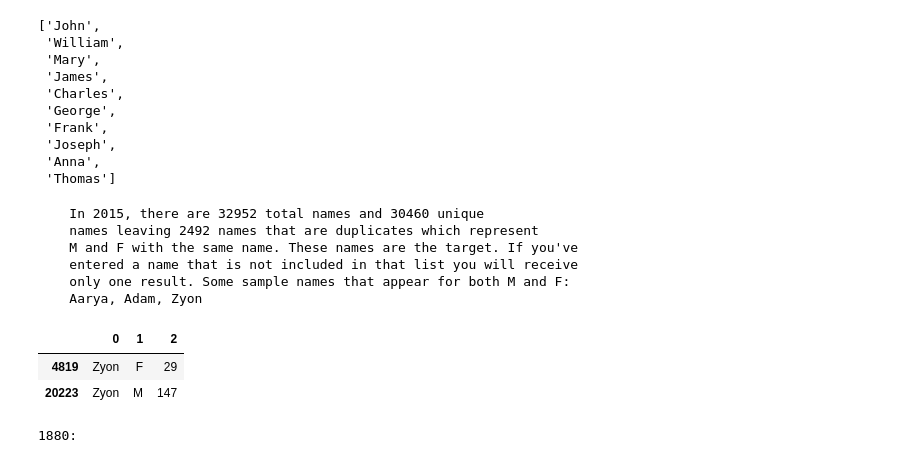
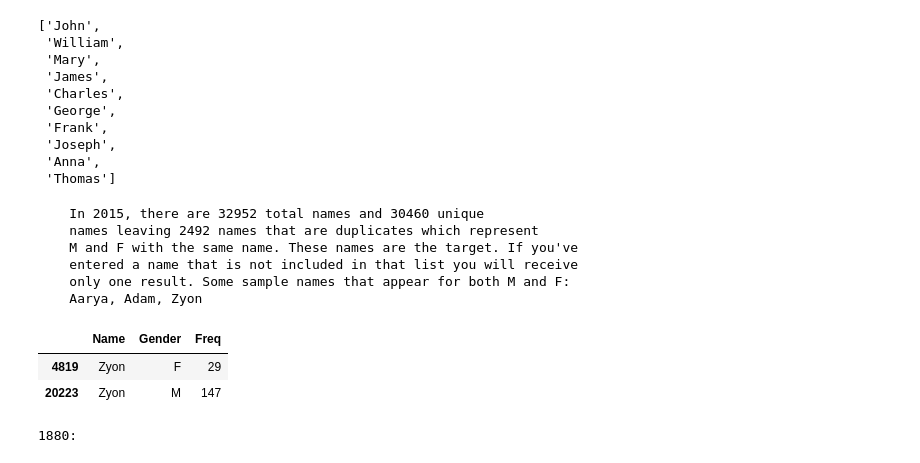
Before and after one commit to mxviteri/bds_hm1, a Jupyter notebook: HW2.ipynb, the cells around one changed output. Drawn from its saved outputs; the diff is of its cells as text; code cells hidden in the pictures.

```diff
--- a/HW2.ipynb
+++ b/HW2.ipynb
@@ -169,30 +169,31 @@ The top 10 names for 1880 are:
 # %%
 def nameFreq(name):
     year = 2015
     names_df = pd.read_csv('./Names/yob{}.txt'.format(year), header=None)
+    names_df.columns = ['Name', 'Gender', 'Freq']
     total = len(names_df)
-    unique = len(names_df[0].unique())
+    unique = len(names_df['Name'].unique())
     print("""
     In {year}, there are {total} total names and {unique} unique
     names leaving {diff} names that are duplicates which represent
     M and F with the same name. These names are the target. If you\'ve
     entered a name that is not included in that list you will receive
     only one result. Some sample names that appear for both M and F:
     Aarya, Adam, Zyon
     """.format(year=year, total=total, unique=unique, diff=(total - unique)))
 
-    target = names_df[names_df[0] == name]
+    target = names_df[names_df['Name'] == name]
     display(target)
 
 nameFreq('Zyon')
 # %% [output]
     In 2015, there are 32952 total names and 30460 unique
     names leaving 2492 names that are duplicates which represent
     M and F with the same name. These names are the target. If you've
     entered a name that is not included in that list you will receive
     only one result. Some sample names that appear for both M and F:
     Aarya, Adam, Zyon
-|  | 0 | 1 | 2 |
+|  | Name | Gender | Freq |
 | 4819 | Zyon | F | 29 |
 | 20223 | Zyon | M | 147 |
 # %%
```
Also changed, not shown: parts of 3 cells of this notebook, 1 other file.
